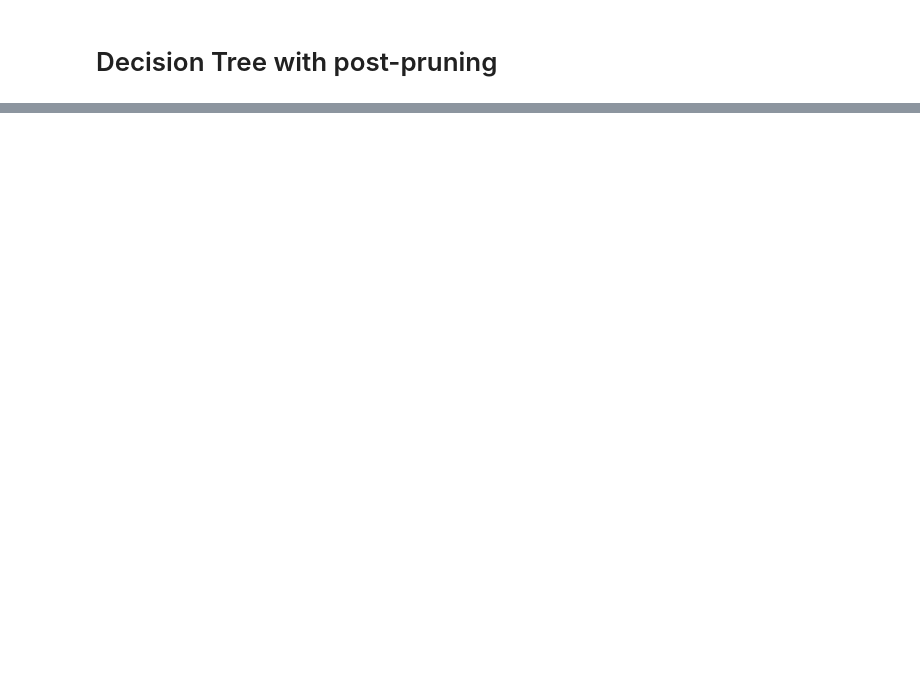
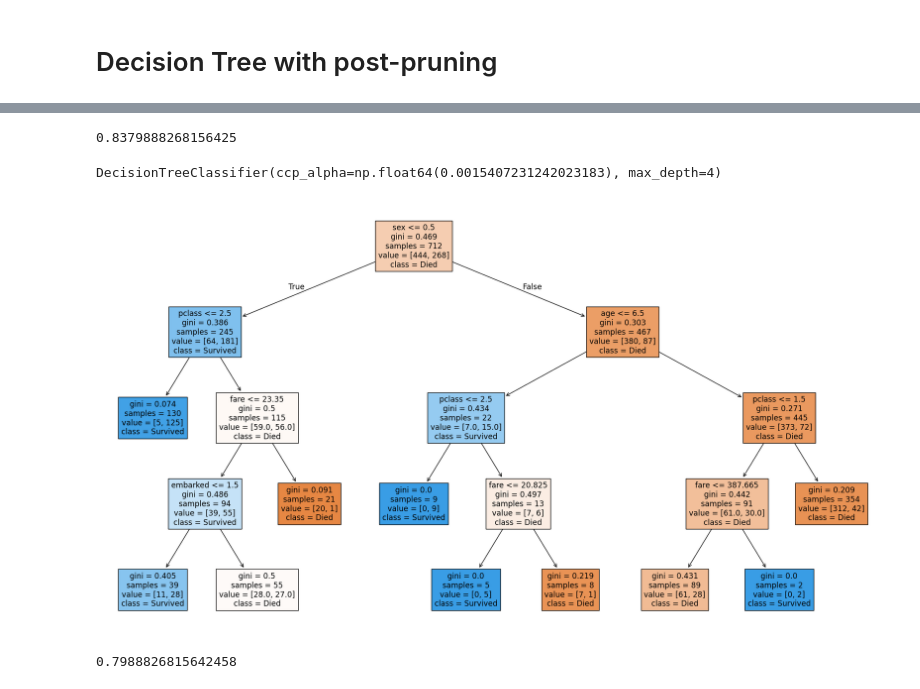
Before and after one commit to Tanmai-Thakre/Supervised_ML, a Jupyter notebook: Decision_trees/decision_tree.ipynb, the cells around one changed output, grey strips where cells are left out. Saved outputs shown, nothing was run; the diff lists cells and outputs as text; code cells hidden in the pictures; blank space fills up the shorter version.

Commit message:
Decision tree with post-prunning

```diff
--- a/Decision_trees/decision_tree.ipynb
+++ b/Decision_trees/decision_tree.ipynb
@@ -105,0 +113,5 @@ plt.show()
+# %%
+path = full_tree.cost_complexity_pruning_path(X_train, y_train)
+ccp_alphas = path.ccp_alphas
+
+print(ccp_alphas)
@@ -105,0 +137,45 @@ plt.show()
+# %%
+# train our model for all alphas
+
+trees = []
+
+for alpha in ccp_alphas:
+    model = DecisionTreeClassifier(random_state=42, ccp_alpha=alpha)
+    model.fit(X_train, y_train)
+
+    trees.append((model, alpha))
+# %%
+best_acc = 0
+best_alpha = 0
+
+for model, alpha in trees:
+    curr_acc = model.score(X_test, y_test)
+    if curr_acc > best_acc:
+        best_acc = curr_acc
+        best_alpha = alpha
+# %%
+best_acc
+# %% [output]
+0.8379888268156425
+# %%
+best_model = DecisionTreeClassifier(ccp_alpha=best_alpha, max_depth=4)
+best_model.fit(X_train, y_train)
+# %% [output]
+DecisionTreeClassifier(ccp_alpha=np.float64(0.0015407231242023183), max_depth=4)
+# %%
+plt.figure(figsize=(18, 10))
+plot_tree(
+    best_model,
+    feature_names=X.columns,
+    class_names=["Died", "Survived"],
+    filled=True
+)
+
+plt.tight_layout()
+plt.show()
+# %% [output]
+[figure, added]
+# %%
+print(best_model.score(X_test, y_test))
+# %% [output]
+0.7988826815642458
```
Also changed, not shown: parts of 4 cells of this notebook.
